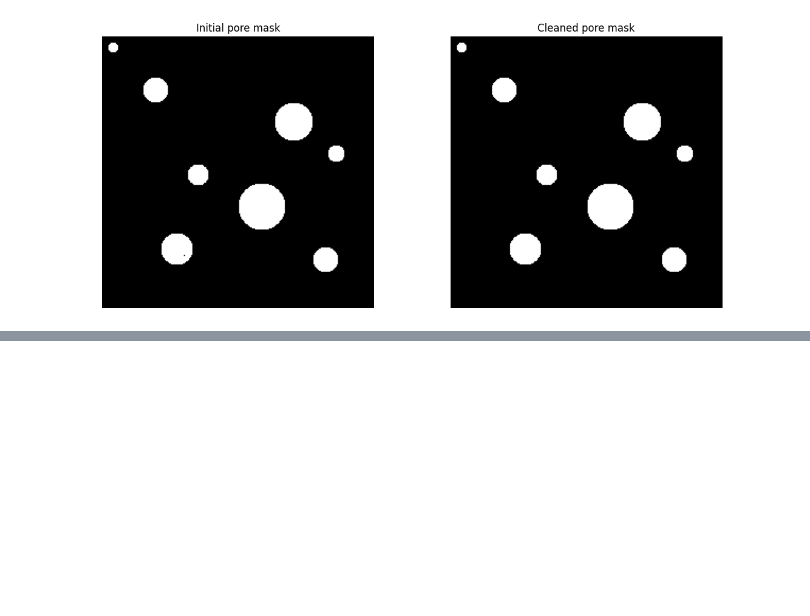
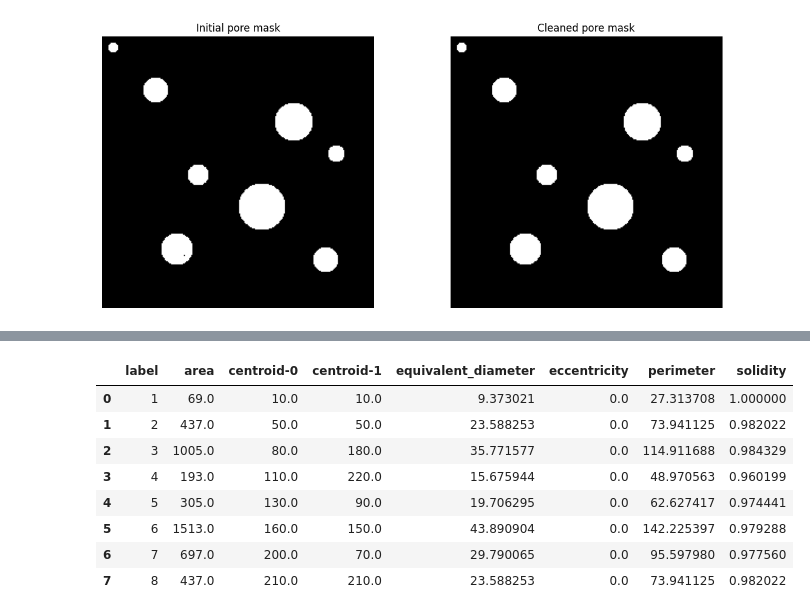
Before and after one commit to peterzm/ai-imaging-portfolio, a Jupyter notebook: 04_segmentation/notebooks/06_porosity_particle_analysis.ipynb, the cells around one changed output, grey strips where cells are left out. Saved outputs shown, nothing was run; the diff lists cells and outputs as text; code cells hidden in the pictures; blank space fills up the shorter version.

```diff
--- a/04_segmentation/notebooks/06_porosity_particle_analysis.ipynb
+++ b/04_segmentation/notebooks/06_porosity_particle_analysis.ipynb
@@ -181,0 +201,27 @@ Esta es una estimación de la fracción de área en 2D. En imágenes volumétric
+# %%
+props_pores = measure.regionprops_table(
+    labels_pores,
+    intensity_image=image_porosity,
+    properties=[
+        "label",
+        "area",
+        "centroid",
+        "equivalent_diameter",
+        "eccentricity",
+        "perimeter",
+        "solidity"
+    ]
+)
+
+df_pores = pd.DataFrame(props_pores)
+df_pores
+# %% [output]
+|  | label | area | centroid-0 | centroid-1 | equivalent_diameter | eccentricity | perimeter | solidity |
+| 0 | 1 | 69.0 | 10.0 | 10.0 | 9.373021 | 0.0 | 27.313708 | 1.000000 |
+| 1 | 2 | 437.0 | 50.0 | 50.0 | 23.588253 | 0.0 | 73.941125 | 0.982022 |
+| 2 | 3 | 1005.0 | 80.0 | 180.0 | 35.771577 | 0.0 | 114.911688 | 0.984329 |
+| 3 | 4 | 193.0 | 110.0 | 220.0 | 15.675944 | 0.0 | 48.970563 | 0.960199 |
+| 4 | 5 | 305.0 | 130.0 | 90.0 | 19.706295 | 0.0 | 62.627417 | 0.974441 |
+| 5 | 6 | 1513.0 | 160.0 | 150.0 | 43.890904 | 0.0 | 142.225397 | 0.979288 |
+| 6 | 7 | 697.0 | 200.0 | 70.0 | 29.790065 | 0.0 | 95.597980 | 0.977560 |
+| 7 | 8 | 437.0 | 210.0 | 210.0 | 23.588253 | 0.0 | 73.941125 | 0.982022 |
```
Also changed, not shown: parts of 4 cells of this notebook, 2 other files.
